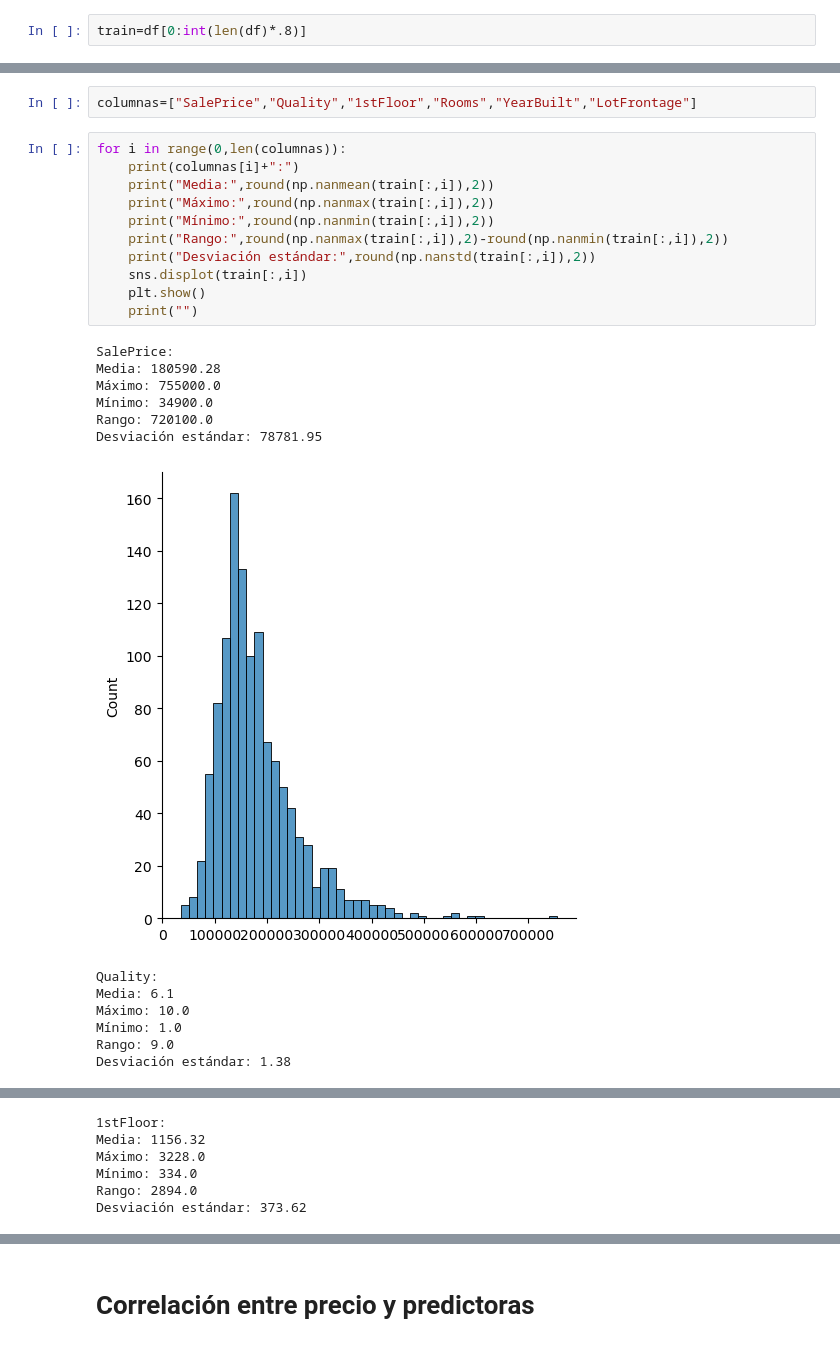
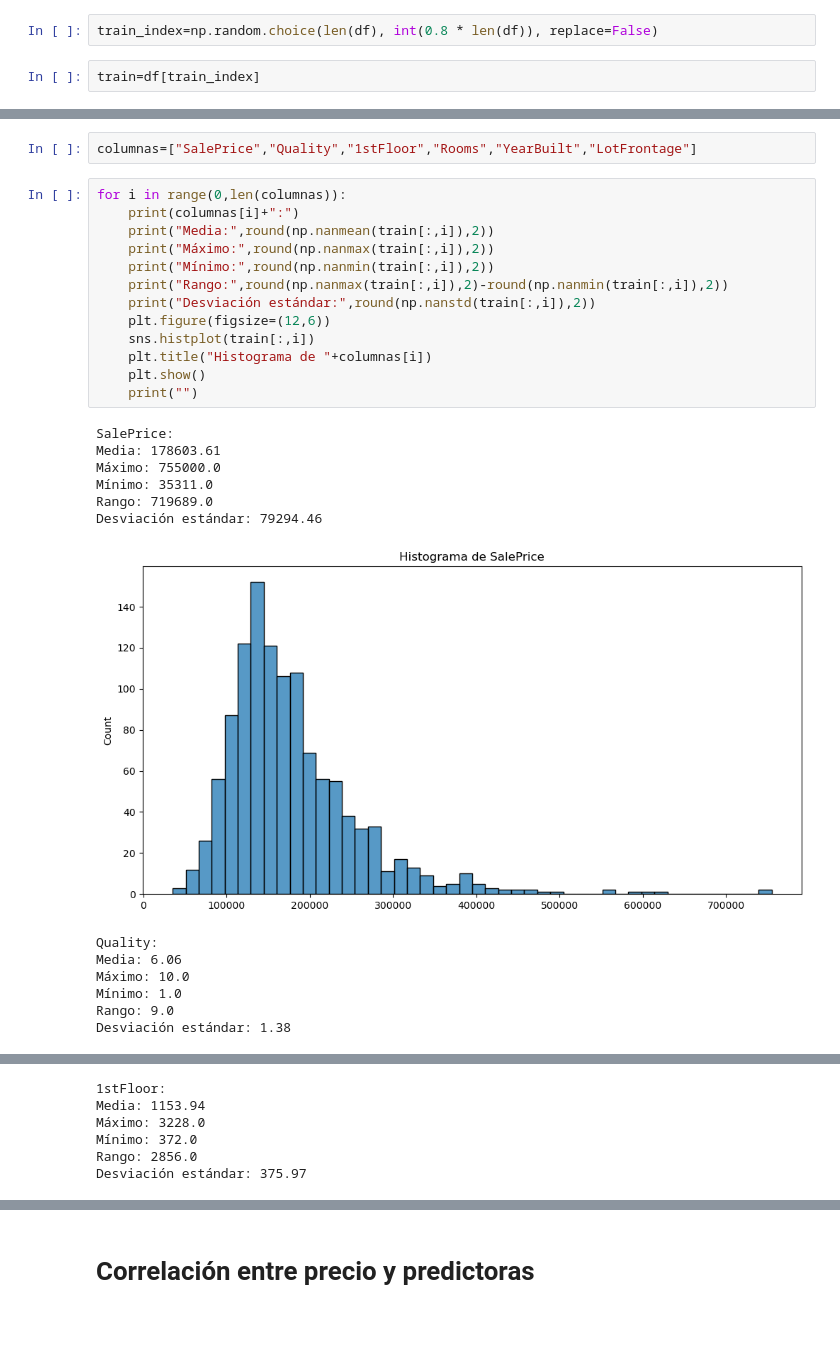
Before and after one commit to msalvaa/Proyecto-1, a Jupyter notebook: Proyecto 1 24000666.ipynb, the cells around one changed output, grey strips where cells are left out. Drawn from its saved outputs; the diff is of its cells as text.

```diff
--- a/Proyecto 1 24000666.ipynb
+++ b/Proyecto 1 24000666.ipynb
@@ -24,6 +25,8 @@ array([[2.08500e+05, 7.00000e+00, 8.56000e+02, 8.00000e+00, 2.00300e+03,
         6.80000e+01],
        [1.47500e+05, 5.00000e+00, 1.25600e+03, 6.00000e+00, 1.96500e+03,
         7.50000e+01]])
+# %%
+train_index=np.random.choice(len(df), int(0.8 * len(df)), replace=False)
 # %%
-train=df[0:int(len(df)*.8)]
+train=df[train_index]
 # %%
@@ -43,24 +46,26 @@ columnas=["SalePrice","Quality","1stFloor","Rooms","YearBuilt","LotFrontage"]
 # %%
 for i in range(0,len(columnas)):
     print(columnas[i]+":")
     print("Media:",round(np.nanmean(train[:,i]),2))
     print("Máximo:",round(np.nanmax(train[:,i]),2))
     print("Mínimo:",round(np.nanmin(train[:,i]),2))
     print("Rango:",round(np.nanmax(train[:,i]),2)-round(np.nanmin(train[:,i]),2))
     print("Desviación estándar:",round(np.nanstd(train[:,i]),2))
-    sns.displot(train[:,i])
+    plt.figure(figsize=(12,6))
+    sns.histplot(train[:,i])
+    plt.title("Histograma de "+columnas[i])
     plt.show()
     print("")
 # %% [output]
 SalePrice:
-Media: 180590.28
+Media: 178603.61
 Máximo: 755000.0
-Mínimo: 34900.0
-Rango: 720100.0
-Desviación estándar: 78781.95
+Mínimo: 35311.0
+Rango: 719689.0
+Desviación estándar: 79294.46
-[figure, old version]
+[figure, new version]
 Quality:
-Media: 6.1
+Media: 6.06
 Máximo: 10.0
 Mínimo: 1.0
 Rango: 9.0
@@ -69,6 +74,6 @@ Desviación estándar: 1.38
 1stFloor:
-Media: 1156.32
+Media: 1153.94
 Máximo: 3228.0
-Mínimo: 334.0
-Rango: 2894.0
-Desviación estándar: 373.62
+Mínimo: 372.0
+Rango: 2856.0
+Desviación estándar: 375.97
```
Also changed, not shown: parts of 50 cells of this notebook.
